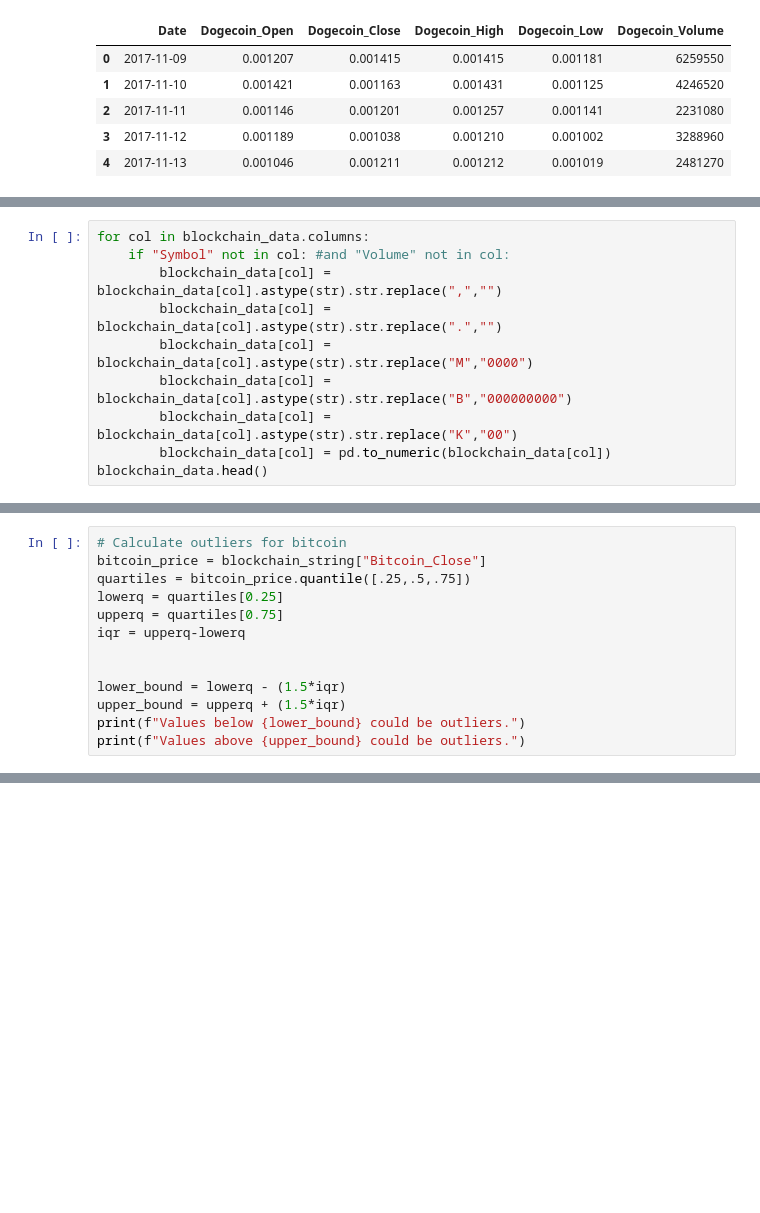
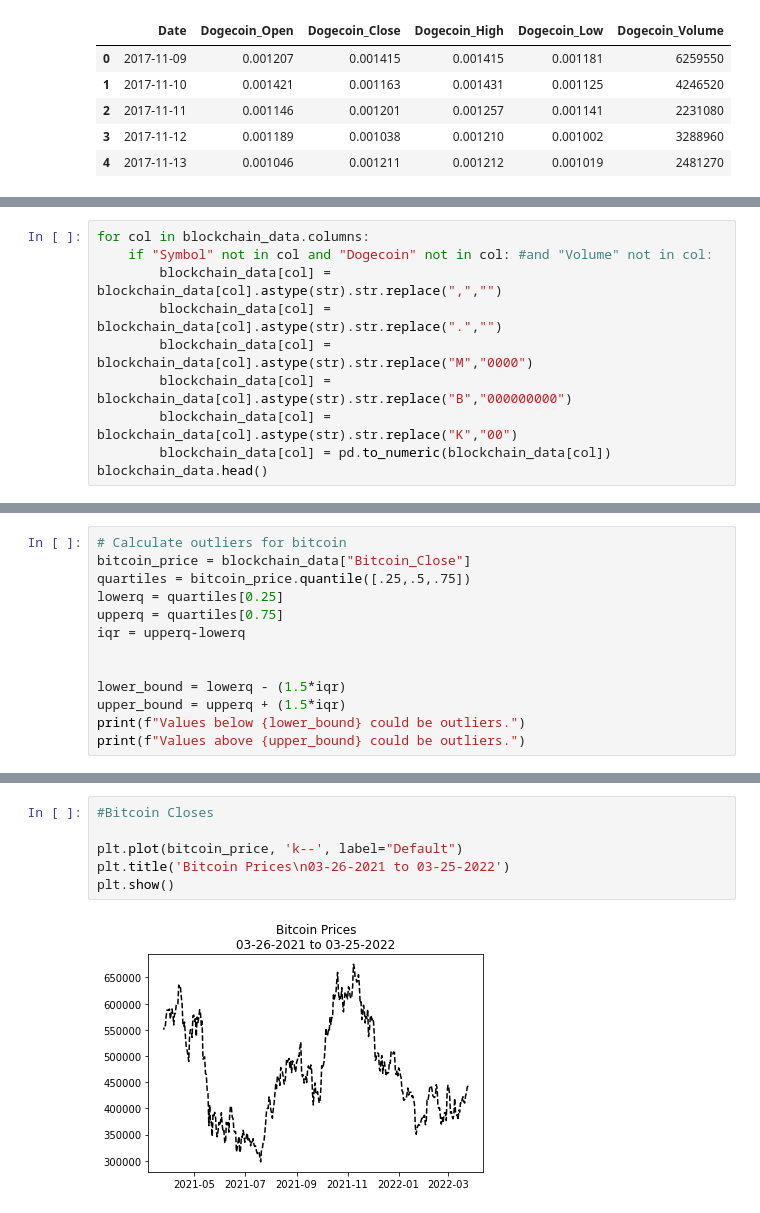
Before and after one commit to MarkWerden/Project-2, a Jupyter notebook: project2.ipynb, the cells around one changed output, grey strips where cells are left out. Drawn from its saved outputs; the diff is of its cells as text; blank space fills up the shorter version.

```diff
--- a/project2.ipynb
+++ b/project2.ipynb
@@ -158,7 +161,7 @@ blockchain_data.head()
 | 2022-03-21 | BTC | 41,282.0 | 41,022.0 | 41,532.0 | 40,530.0 | 406.62M | DOGE | ... |
 # %%
 for col in blockchain_data.columns:
-    if "Symbol" not in col: #and "Volume" not in col:
+    if "Symbol" not in col and "Dogecoin" not in col: #and "Volume" not in col:
         blockchain_data[col] = blockchain_data[col].astype(str).str.replace(",","")
         blockchain_data[col] = blockchain_data[col].astype(str).str.replace(".","")
         blockchain_data[col] = blockchain_data[col].astype(str).str.replace("M","0000")
@@ -216,6 +210,6 @@ plt.show()
 # %%
 # Calculate outliers for bitcoin
-bitcoin_price = blockchain_string["Bitcoin_Close"]
+bitcoin_price = blockchain_data["Bitcoin_Close"]
 quartiles = bitcoin_price.quantile([.25,.5,.75])
 lowerq = quartiles[0.25]
 upperq = quartiles[0.75]
@@ -246,0 +258,8 @@ Values above 0.1371625 could be outliers.
+# %%
+#Bitcoin Closes
+
+plt.plot(bitcoin_price, 'k--', label="Default")
+plt.title('Bitcoin Prices\n03-26-2021 to 03-25-2022')
+plt.show()
+# %% [output]
+[figure, added]
```
Also changed, not shown: parts of 13 cells of this notebook.
